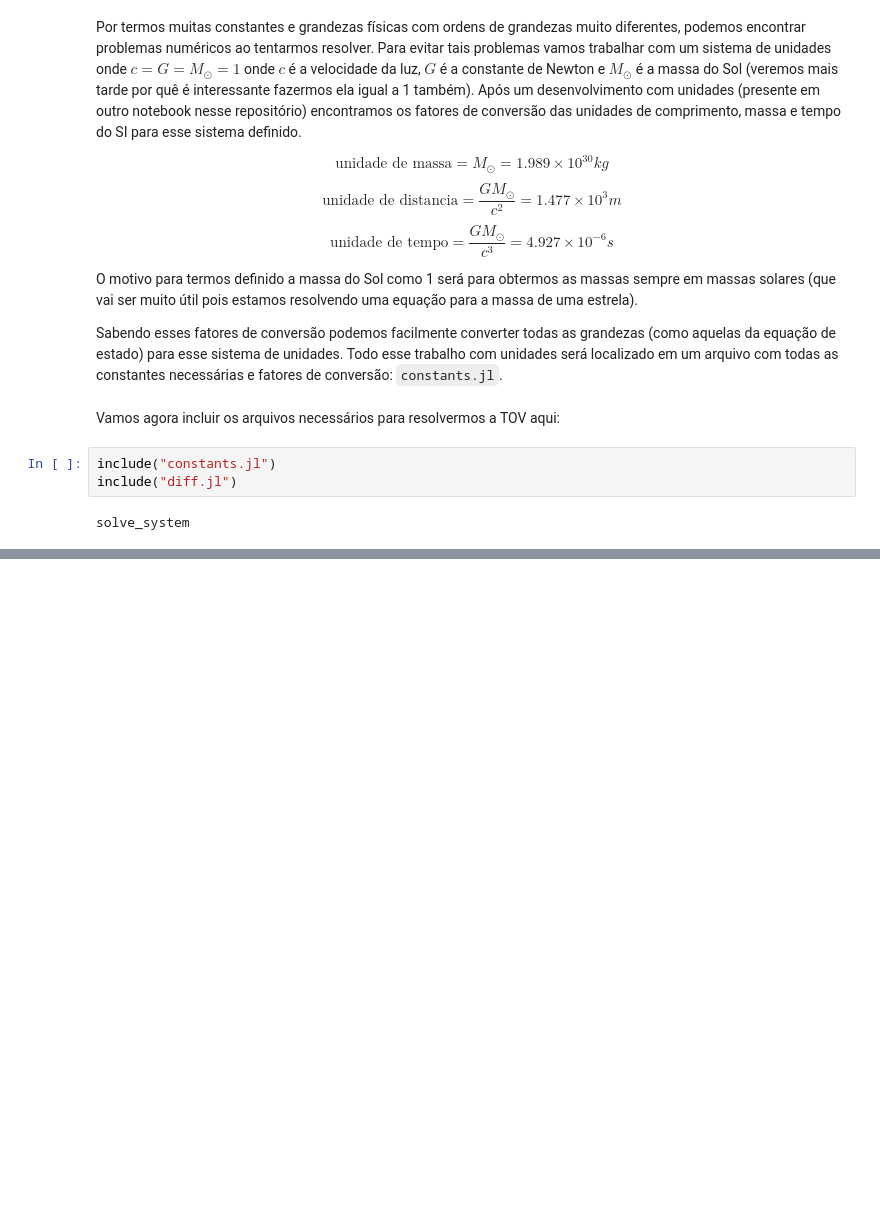
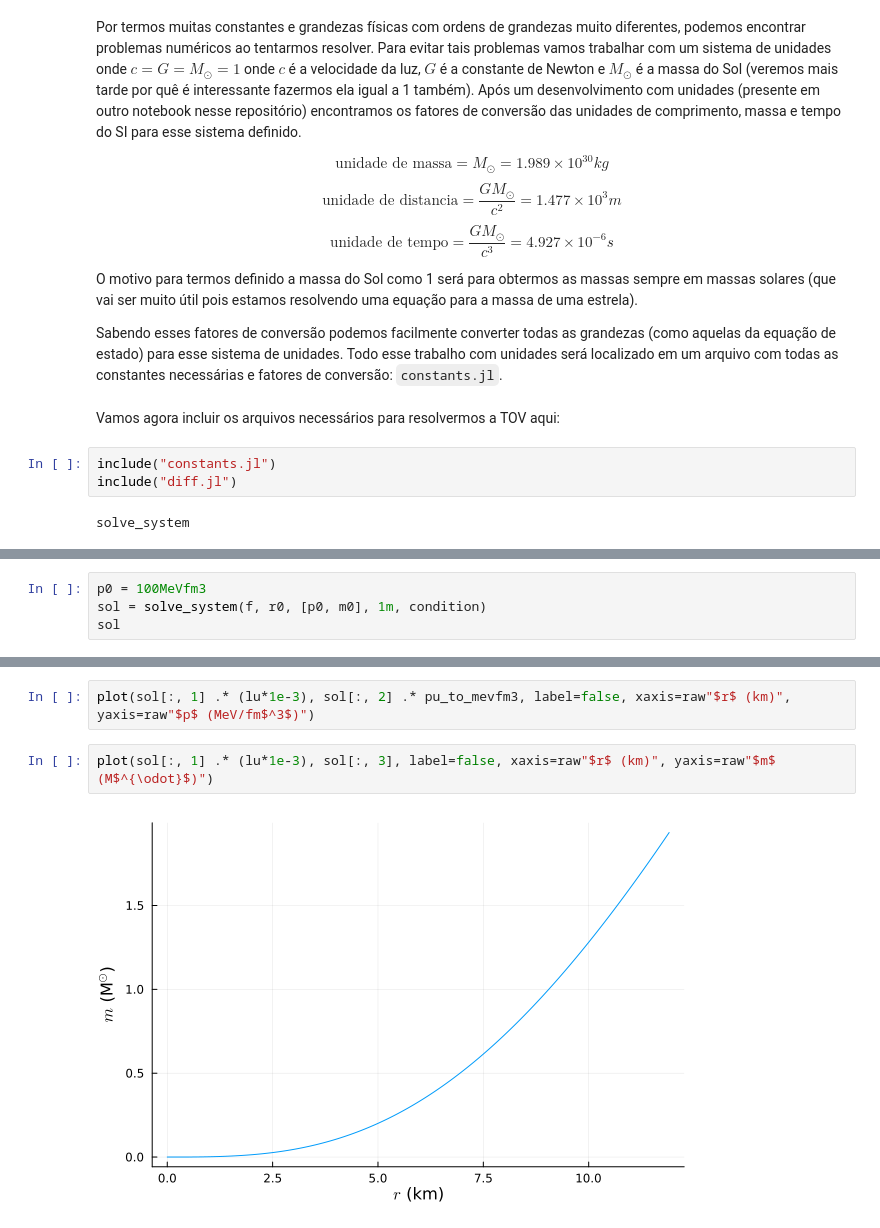
Before and after one commit to SunkPlane29/workshop_tov, a Jupyter notebook: main.ipynb, the cells around one changed output, grey strips where cells are left out. Cells and saved outputs as stored; diff of their text form; blank space fills up the shorter version.

Commit message:
solve single star

```diff
--- a/main.ipynb
+++ b/main.ipynb
@@ -62,0 +97,4 @@ p0 = 100MeVfm3
+# %%
+p0 = 100MeVfm3
+sol = solve_system(f, r0, [p0, m0], 1m, condition)
+sol
@@ -62,0 +119,6 @@ p0 = 100MeVfm3
+# %%
+plot(sol[:, 1] .* (lu*1e-3), sol[:, 2] .* pu_to_mevfm3, label=false, xaxis=raw"$r$ (km)", yaxis=raw"$p$ (MeV/fm$^3$)")
+# %%
+plot(sol[:, 1] .* (lu*1e-3), sol[:, 3], label=false, xaxis=raw"$r$ (km)", yaxis=raw"$m$ (M$^{\odot}$)")
+# %% [output]
+[figure, added]
```
Also changed, not shown: parts of 10 cells of this notebook, 3 other files.
